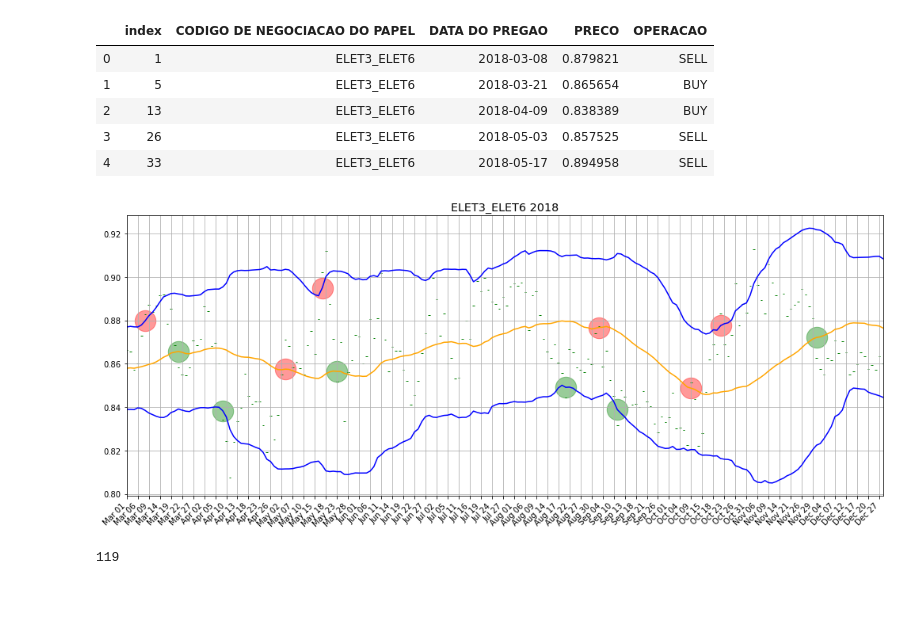
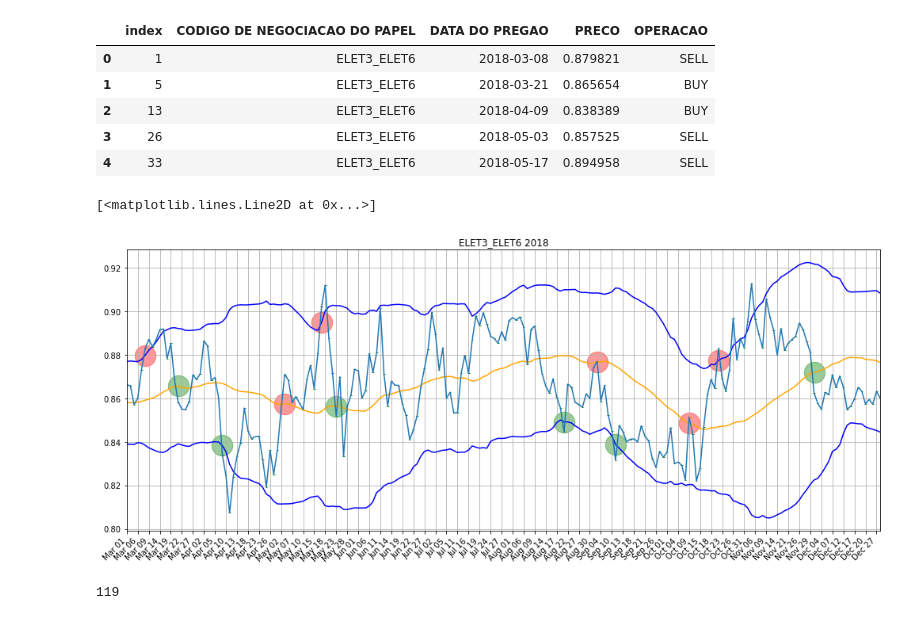
Before and after one commit to RodrigoCalderano/DOM-BOT, a Jupyter notebook: Jupyter/Long Short.ipynb, the cells around one changed output. Drawn from its saved outputs; the diff is of its cells as text; code cells hidden in the pictures.

```diff
--- a/Jupyter/Long Short.ipynb
+++ b/Jupyter/Long Short.ipynb
@@ -375,34 +375,37 @@ ax.plot(ohlc_data_arr2[:,0],stock['BANDA_1_40 INFERIOR'], color = "blue")
 
 # Formating
 ax.set_xticks(ndays[::freq])
 ax.set_xticklabels(date_strings[::freq], rotation=45, ha='right', fontsize='medium')
 ax.set_xlim(ndays.min(), ndays.max())
 ax.set_title(stock['Par'].iloc[0] + " 2018")
 plt.tight_layout()
 plt.grid()
 
 # Adjusting order index
 new_order_id = []
 order_id = 0
 for each in range(len(stock)):
     if orders_df['DATA DO PREGAO'].iloc[order_id] == stock['DATA DO PREGAO'].iloc[each]:
         new_order_id.append(each)
         order_id = order_id + 1
     if order_id >= len(orders_df):
         break
 
 
 # Plot ordens
 
 for each_order in range(len(new_order_id)):
     if orders_df['OPERACAO'].iloc[each_order] == 'SELL':
         cor = 'red'
     else:
         cor = 'green'
     ax.scatter(new_order_id[each_order],orders_df['PRECO'].iloc[each_order], s=700, c=cor, alpha=.4)
 plt.grid()
+
+ax.plot(stock['Ratio'])
 # %% [output]
+[<matplotlib.lines.Line2D at 0x...>]
-[figure, old version]
+[figure, new version]
 # %%
 # Pega ordens:
 df = pd.read_csv('BACK_TEST/LongShort')
```
Also changed, not shown: parts of 11 cells of this notebook.
